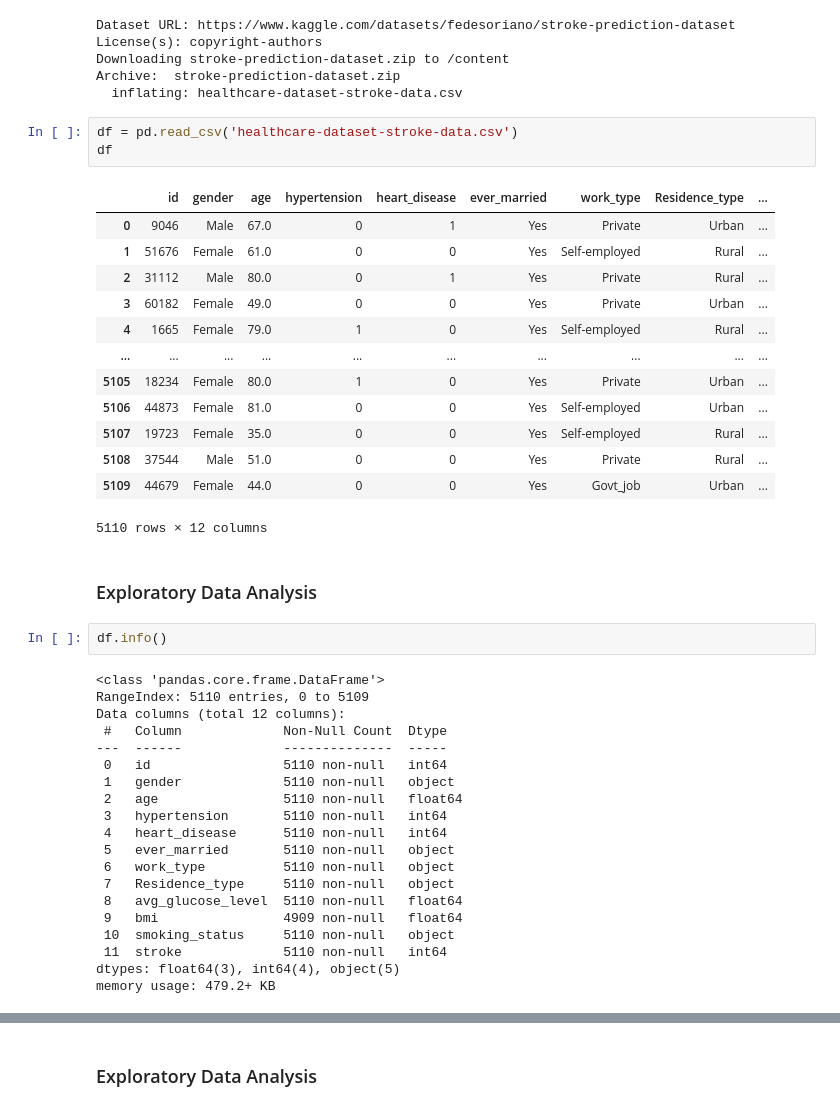
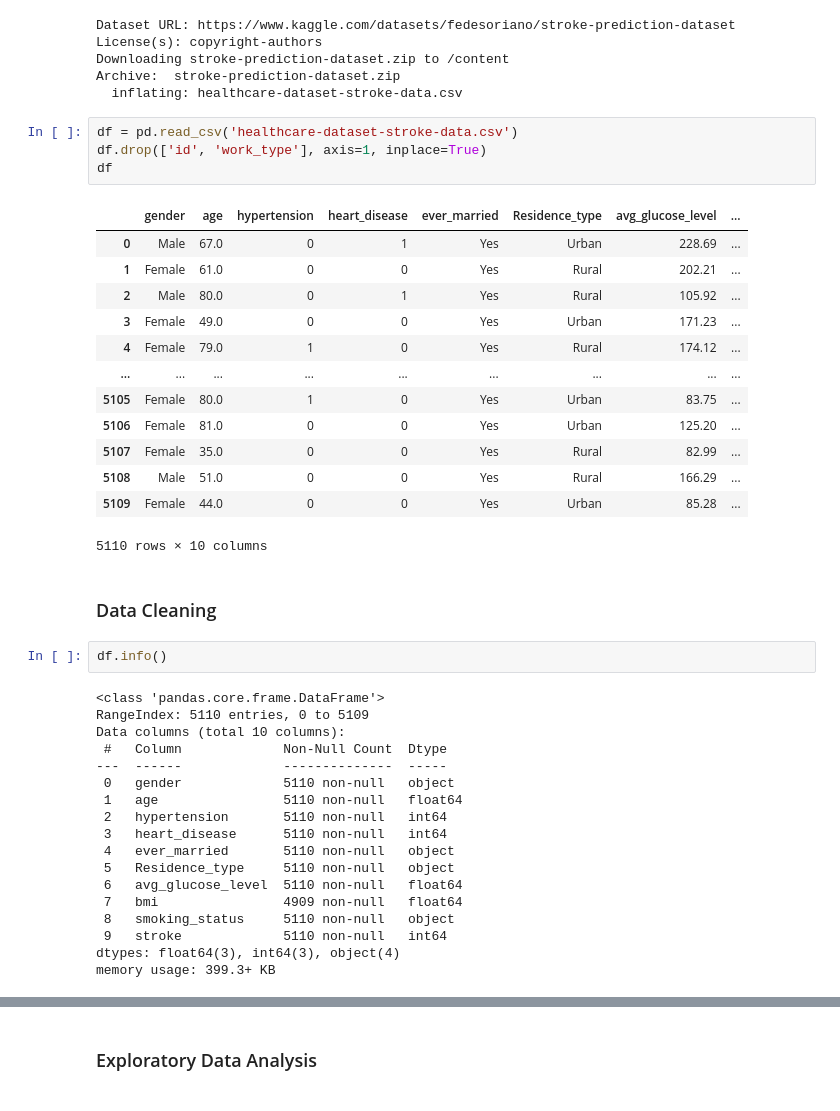
Before and after one commit to NeuroCare-ID/StrokePredictionML, a Jupyter notebook: Capstone_Project_NeuroCare.ipynb, the cells around one changed output, grey strips where cells are left out. Drawn from its saved outputs; the diff is of its cells as text.

Commit message:
Perbaikan EDA dan Data Cleaning

```diff
--- a/Capstone_Project_NeuroCare.ipynb
+++ b/Capstone_Project_NeuroCare.ipynb
@@ -26,45 +26,44 @@ Archive:  stroke-prediction-dataset.zip
   inflating: healthcare-dataset-stroke-data.csv
 # %%
 df = pd.read_csv('healthcare-dataset-stroke-data.csv')
+df.drop(['id', 'work_type'], axis=1, inplace=True)
 df
 # %% [output]
-|  | id | gender | age | hypertension | heart_disease | ever_married | work_type | Residence_type | ... |
-| 0 | 9046 | Male | 67.0 | 0 | 1 | Yes | Private | Urban | ... |
-| 1 | 51676 | Female | 61.0 | 0 | 0 | Yes | Self-employed | Rural | ... |
-| 2 | 31112 | Male | 80.0 | 0 | 1 | Yes | Private | Rural | ... |
-| 3 | 60182 | Female | 49.0 | 0 | 0 | Yes | Private | Urban | ... |
-| 4 | 1665 | Female | 79.0 | 1 | 0 | Yes | Self-employed | Rural | ... |
-| ... | ... | ... | ... | ... | ... | ... | ... | ... | ... |
-| 5105 | 18234 | Female | 80.0 | 1 | 0 | Yes | Private | Urban | ... |
-| 5106 | 44873 | Female | 81.0 | 0 | 0 | Yes | Self-employed | Urban | ... |
-| 5107 | 19723 | Female | 35.0 | 0 | 0 | Yes | Self-employed | Rural | ... |
-| 5108 | 37544 | Male | 51.0 | 0 | 0 | Yes | Private | Rural | ... |
-| 5109 | 44679 | Female | 44.0 | 0 | 0 | Yes | Govt_job | Urban | ... |
+|  | gender | age | hypertension | heart_disease | ever_married | Residence_type | avg_glucose_level | ... |
+| 0 | Male | 67.0 | 0 | 1 | Yes | Urban | 228.69 | ... |
+| 1 | Female | 61.0 | 0 | 0 | Yes | Rural | 202.21 | ... |
+| 2 | Male | 80.0 | 0 | 1 | Yes | Rural | 105.92 | ... |
+| 3 | Female | 49.0 | 0 | 0 | Yes | Urban | 171.23 | ... |
+| 4 | Female | 79.0 | 1 | 0 | Yes | Rural | 174.12 | ... |
+| ... | ... | ... | ... | ... | ... | ... | ... | ... |
+| 5105 | Female | 80.0 | 1 | 0 | Yes | Urban | 83.75 | ... |
+| 5106 | Female | 81.0 | 0 | 0 | Yes | Urban | 125.20 | ... |
+| 5107 | Female | 35.0 | 0 | 0 | Yes | Rural | 82.99 | ... |
+| 5108 | Male | 51.0 | 0 | 0 | Yes | Rural | 166.29 | ... |
+| 5109 | Female | 44.0 | 0 | 0 | Yes | Urban | 85.28 | ... |
-5110 rows × 12 columns
+5110 rows × 10 columns
 # %% [markdown]
-### Exploratory Data Analysis
+### Data Cleaning
 # %%
 df.info()
 # %% [output]
 <class 'pandas.core.frame.DataFrame'>
 RangeIndex: 5110 entries, 0 to 5109
-Data columns (total 12 columns):
+Data columns (total 10 columns):
  #   Column             Non-Null Count  Dtype
 ---  ------             --------------  -----
- 0   id                 5110 non-null   int64
- 1   gender             5110 non-null   object
- 2   age                5110 non-null   float64
- 3   hypertension       5110 non-null   int64
- 4   heart_disease      5110 non-null   int64
- 5   ever_married       5110 non-null   object
- 6   work_type          5110 non-null   object
- 7   Residence_type     5110 non-null   object
- 8   avg_glucose_level  5110 non-null   float64
- 9   bmi                4909 non-null   float64
- 10  smoking_status     5110 non-null   object
- 11  stroke             5110 non-null   int64
-dtypes: float64(3), int64(4), object(5)
-memory usage: 479.2+ KB
+ 0   gender             5110 non-null   object
+ 1   age                5110 non-null   float64
+ 2   hypertension       5110 non-null   int64
+ 3   heart_disease      5110 non-null   int64
+ 4   ever_married       5110 non-null   object
+ 5   Residence_type     5110 non-null   object
+ 6   avg_glucose_level  5110 non-null   float64
+ 7   bmi                4909 non-null   float64
+ 8   smoking_status     5110 non-null   object
+ 9   stroke             5110 non-null   int64
+dtypes: float64(3), int64(3), object(4)
+memory usage: 399.3+ KB
 # %%
 df.describe()
 # %% [output]
```
Also changed, not shown: parts of 18 cells of this notebook, 1 other file.
